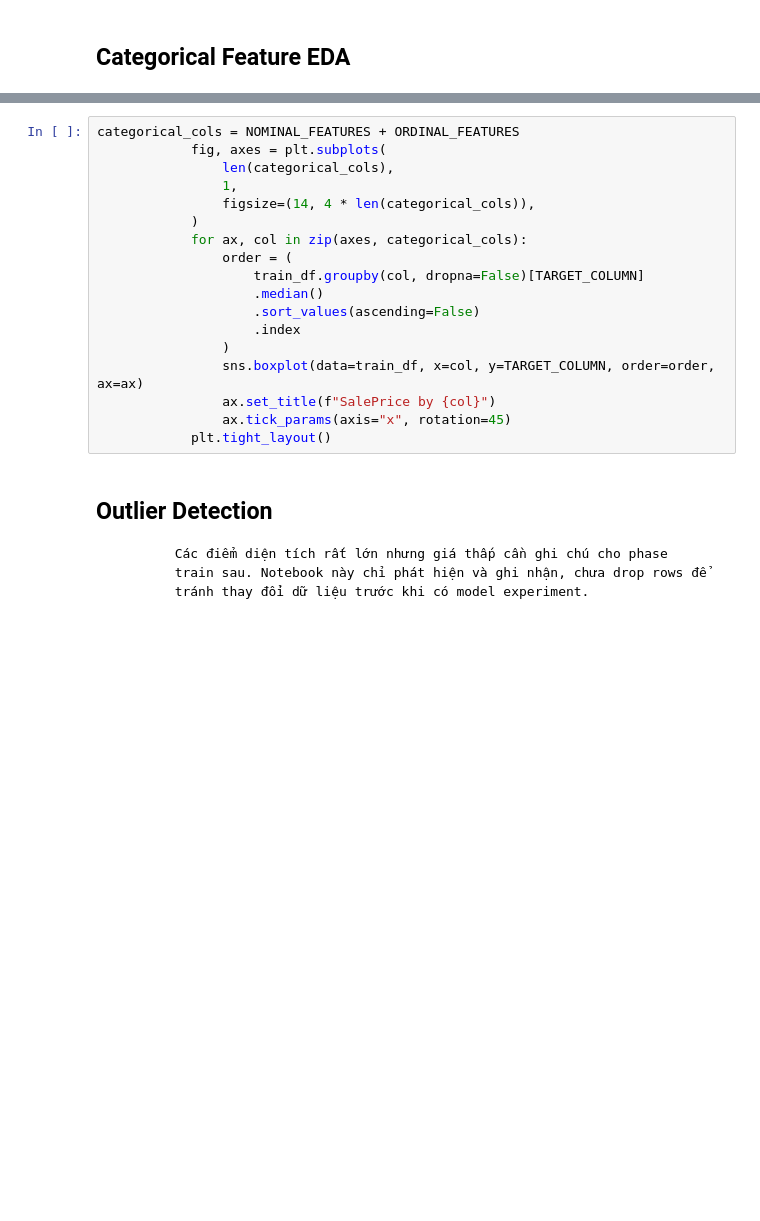
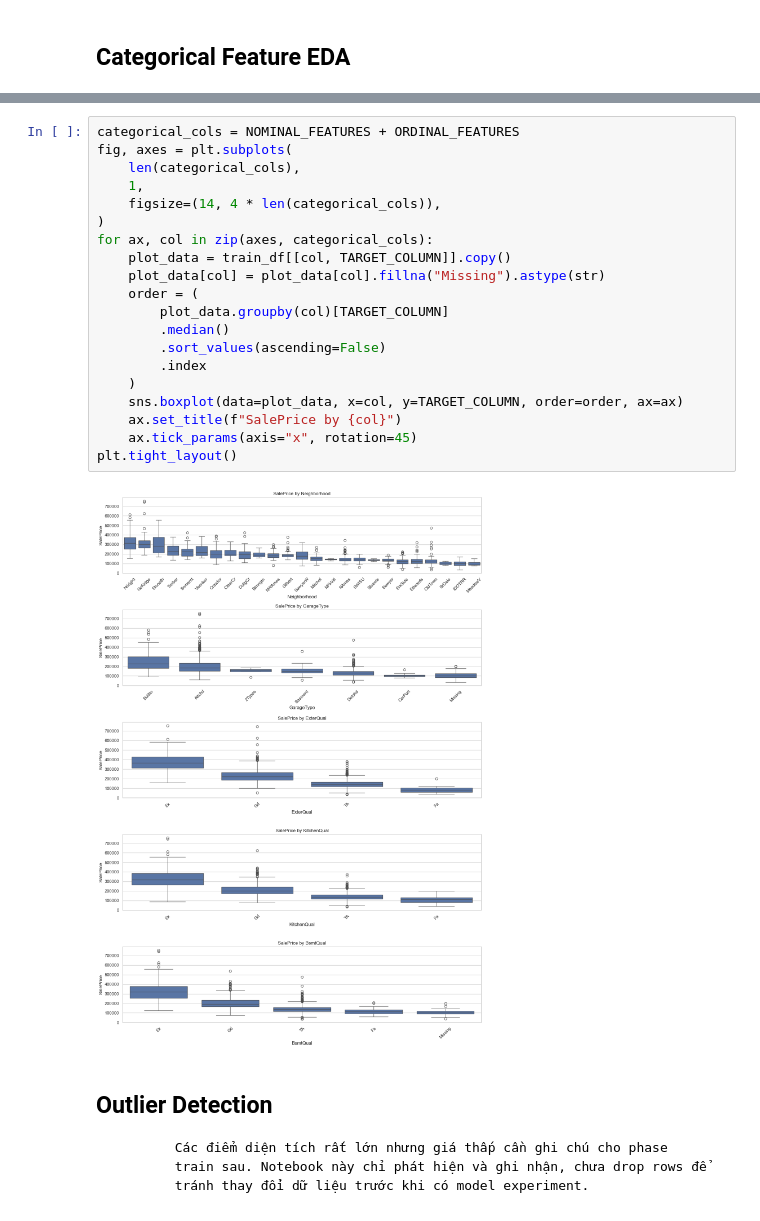
Before and after one commit to ngochoai0810/internship-hoaihuynh-training, a Jupyter notebook: my-project/notebooks/house_prices/01_eda_preprocessing_15_features.ipynb, the cells around one changed output, grey strips where cells are left out. Drawn from its saved outputs; the diff is of its cells as text; blank space fills up the shorter version.

```diff
--- a/my-project/notebooks/house_prices/01_eda_preprocessing_15_features.ipynb
+++ b/my-project/notebooks/house_prices/01_eda_preprocessing_15_features.ipynb
@@ -131,21 +287,25 @@ for col in NOMINAL_FEATURES + ORDINAL_FEATURES:
 # %%
 categorical_cols = NOMINAL_FEATURES + ORDINAL_FEATURES
-            fig, axes = plt.subplots(
-                len(categorical_cols),
-                1,
-                figsize=(14, 4 * len(categorical_cols)),
-            )
-            for ax, col in zip(axes, categorical_cols):
-                order = (
-                    train_df.groupby(col, dropna=False)[TARGET_COLUMN]
-                    .median()
-                    .sort_values(ascending=False)
-                    .index
-                )
-                sns.boxplot(data=train_df, x=col, y=TARGET_COLUMN, order=order, ax=ax)
-                ax.set_title(f"SalePrice by {col}")
-                ax.tick_params(axis="x", rotation=45)
-            plt.tight_layout()
+fig, axes = plt.subplots(
+    len(categorical_cols),
+    1,
+    figsize=(14, 4 * len(categorical_cols)),
+)
+for ax, col in zip(axes, categorical_cols):
+    plot_data = train_df[[col, TARGET_COLUMN]].copy()
+    plot_data[col] = plot_data[col].fillna("Missing").astype(str)
+    order = (
+        plot_data.groupby(col)[TARGET_COLUMN]
+        .median()
+        .sort_values(ascending=False)
+        .index
+    )
+    sns.boxplot(data=plot_data, x=col, y=TARGET_COLUMN, order=order, ax=ax)
+    ax.set_title(f"SalePrice by {col}")
+    ax.tick_params(axis="x", rotation=45)
+plt.tight_layout()
+# %% [output]
+[figure, added]
 # %% [markdown]
 ## Outlier Detection
 
```
Also changed, not shown: parts of 12 cells of this notebook, 1 other file.
